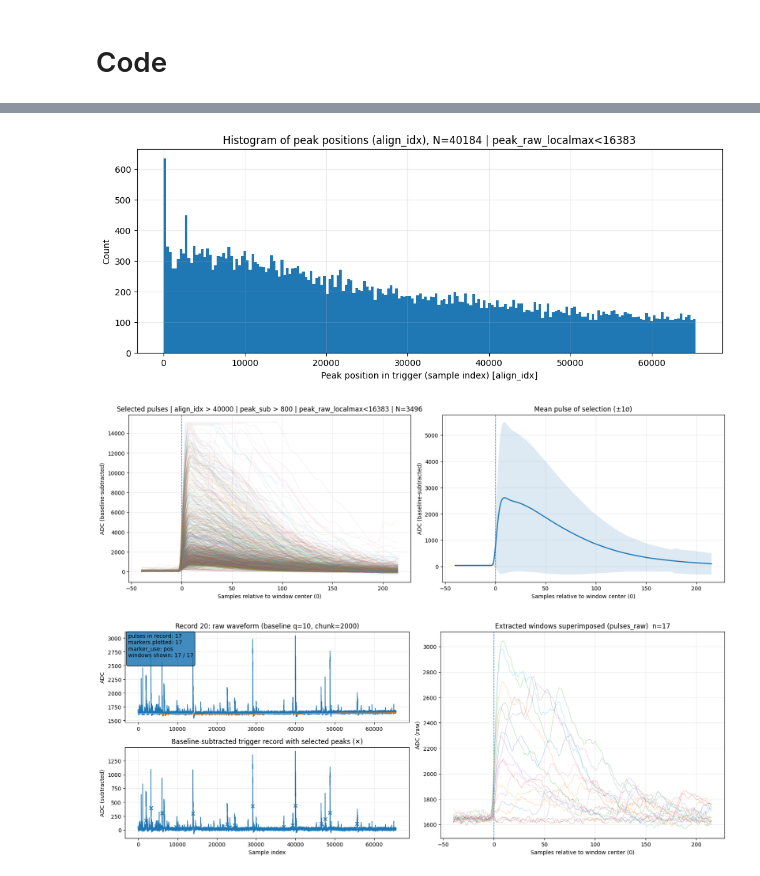
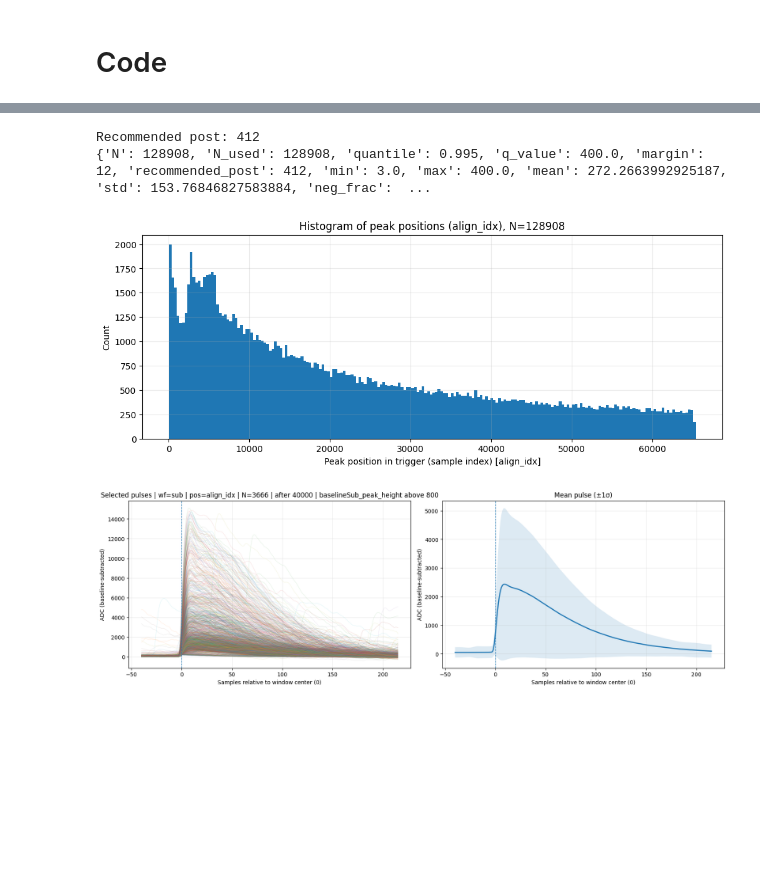
Before and after one commit to eberthol/PSD_GMVAE_Coldbox, a Jupyter notebook: data_eng/Peak_Selection.ipynb, the cells around one changed output, grey strips where cells are left out. Saved outputs shown, nothing was run; the diff lists cells and outputs as text; code cells hidden in the pictures; blank space fills up the shorter version.

```diff
--- a/data_eng/Peak_Selection.ipynb
+++ b/data_eng/Peak_Selection.ipynb
@@ -435,13 +924,10 @@ def plot_peak_position_histogram(
     bins: int | np.ndarray = 200,
     range: tuple[int, int] | None = None,
     density: bool = False,
-    title: str | None = None,
-    ADCsat: float | None = None,
-    sat_source: str = "peak_raw_localmax",
+    title: str | None = None
 ):
     """
     Histogram of peak positions across all pulses in pulse_ds.
-    Optional saturation cut via sat_source < ADCsat.
     """
     use = str(use).strip().lower()
     if use not in ("align", "argmax"):
@@ -453,11 +939,6 @@ def plot_peak_position_histogram(
     mask = np.ones(len(pos), dtype=bool)
     if key == "align_idx":
         mask &= (pos >= 0)
-
-    if ADCsat is not None:
-        if sat_source not in pulse_ds:
-            raise KeyError(f"sat_source='{sat_source}' not found in pulse_ds")
-        mask &= (np.asarray(pulse_ds[sat_source], dtype=np.float64) < float(ADCsat))
 
     pos = pos[mask]
     if pos.size == 0:
@@ -472,8 +953,8 @@ def plot_peak_position_histogram(
 
     if title is None:
         title = f"Histogram of peak positions ({key}), N={len(pos)}"
-        if ADCsat is not None:
-            title += f" | {sat_source}<{ADCsat}"
+        # if ADCsat is not None:
+        #     title += f" | {sat_source}<{ADCsat}"
     ax.set_title(title)
 
     plt.show()
@@ -638,20 +1249,19 @@ def plot_record_qc_from_pulse_ds(
 path = "trig_2298_chID_0.npz"
 data = np.load(path)
 X = data["X"]
+print(int(np.max(X)))
 
-pulse_ds = build_pulse_dataset_from_X(
+pulse_ds = build_pulse_dataset(
     X,
     pre=40, post=216,
-    use_pos="align",
-    ADCsat=200000,          # 16383
+    use_pos="align",  # "align" "argmax"
+    align_frac = 0.2,
+    align_search_back = 400,
+    ADCsat=16383,          # 16383
     amp_min=0,
-    skip_flagged_records=False
+    skip_flagged_records=False,
+    drop_failed_align=True, # True
+
+    store_baseline_interpolation=True   # usually False (big); enable for debugging and plotting
 )
-
-print(pulse_ds["pulses_sub"].shape)   # (N_pulses, L)
-print(pulse_ds["record_index"].shape) # (N_pulses,)
-
-# i = 995
-# print("peak_raw_localmax:", pulse_ds["peak_raw_localmax"][i])
-# print("window max:", np.max(pulse_ds["pulses_raw"][i]))
 # %% [output]
@@ -660,10 +1316,22 @@ print(pulse_ds["record_index"].shape) # (N_pulses,)
+# %%
+post_rec, stats = recommend_window_post_from_pulse_ds(
+    pulse_ds,
+    quantile=0.995,
+    margin=12,
+    ADCsat=None,
+)
+
+print("Recommended post:", post_rec)
+print(stats)
+# %% [output]
+Recommended post: 412
+{'N': 128908, 'N_used': 128908, 'quantile': 0.995, 'q_value': 400.0, 'margin': 12, 'recommended_post': 412, 'min': 3.0, 'max': 400.0, 'mean': 272.2663992925187, 'std': 153.76846827583884, 'neg_frac':  ...
 # %%
 plot_peak_position_histogram(
     pulse_ds,
+    # use="argmax",
     use="align",
-    bins=200,
-    ADCsat=16383,
-    sat_source="peak_raw_localmax"
+    bins=200
 );
 # %% [output]
-[figure, old version]
+[figure, new version]
@@ -670,22 +1358,11 @@ plot_peak_position_histogram(
 # %%
 wins, meta = plot_pulses(
     pulse_ds,
-    use_waveform="sub",
+    waveform="sub",
     use_pos="align",
     pos_side="after", pos_cut=40000,
-    amp_side="above", amp_cut=800, amp_source="peak_sub",
-    ADCsat=16383, sat_source="peak_raw_localmax",
-    max_pulses_to_plot=1500,
-);
+    amp_side="above", amp_cut=800,
+    ADCsat=None,
+)
 # %% [output]
-[figure, old version]
+[figure, new version]
-# %%
-plot_record_qc_from_pulse_ds(
-    X, pulse_ds,
-    record_index=20,
-    marker_use="pos",      # or "align_idx" / "peak_idx"
-    use_windows="raw",     # or "sub"
-    max_pulses_to_plot=200
-);
-# %% [output]
-[figure, removed]
```
Also changed, not shown: parts of 23 cells of this notebook.
